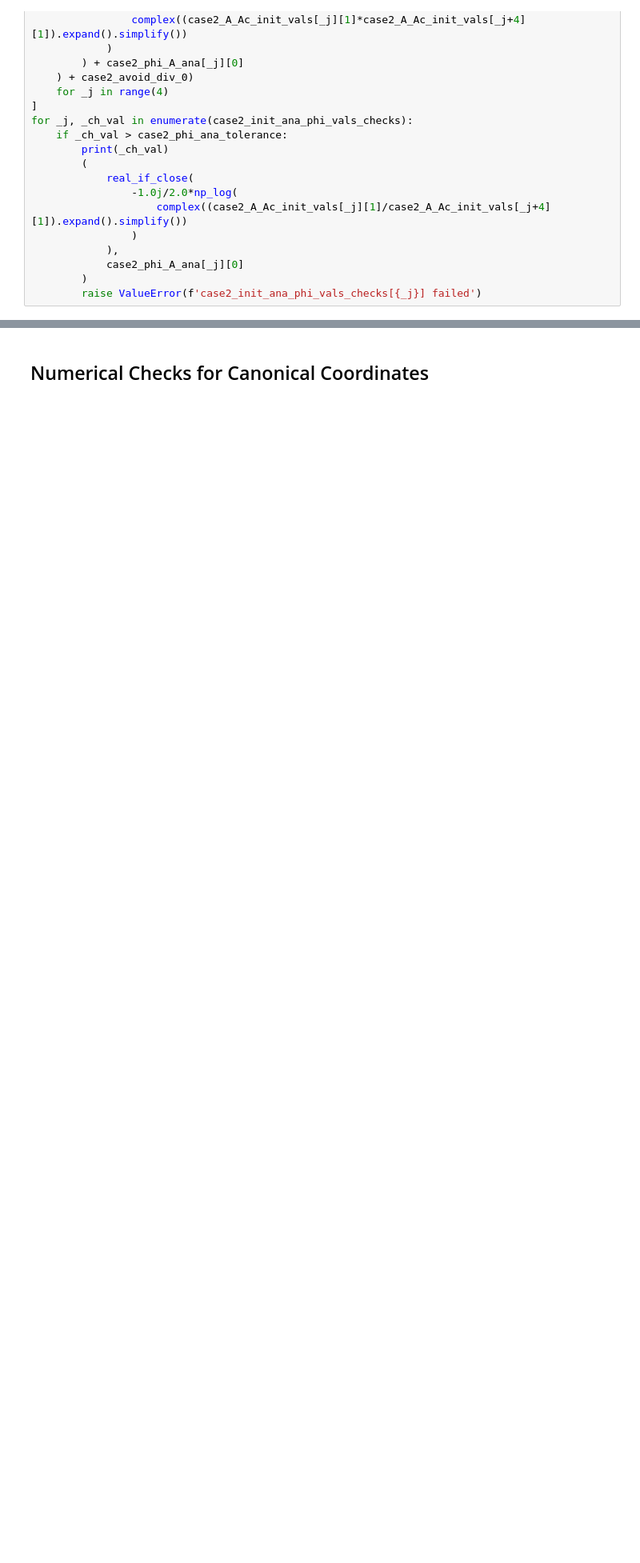
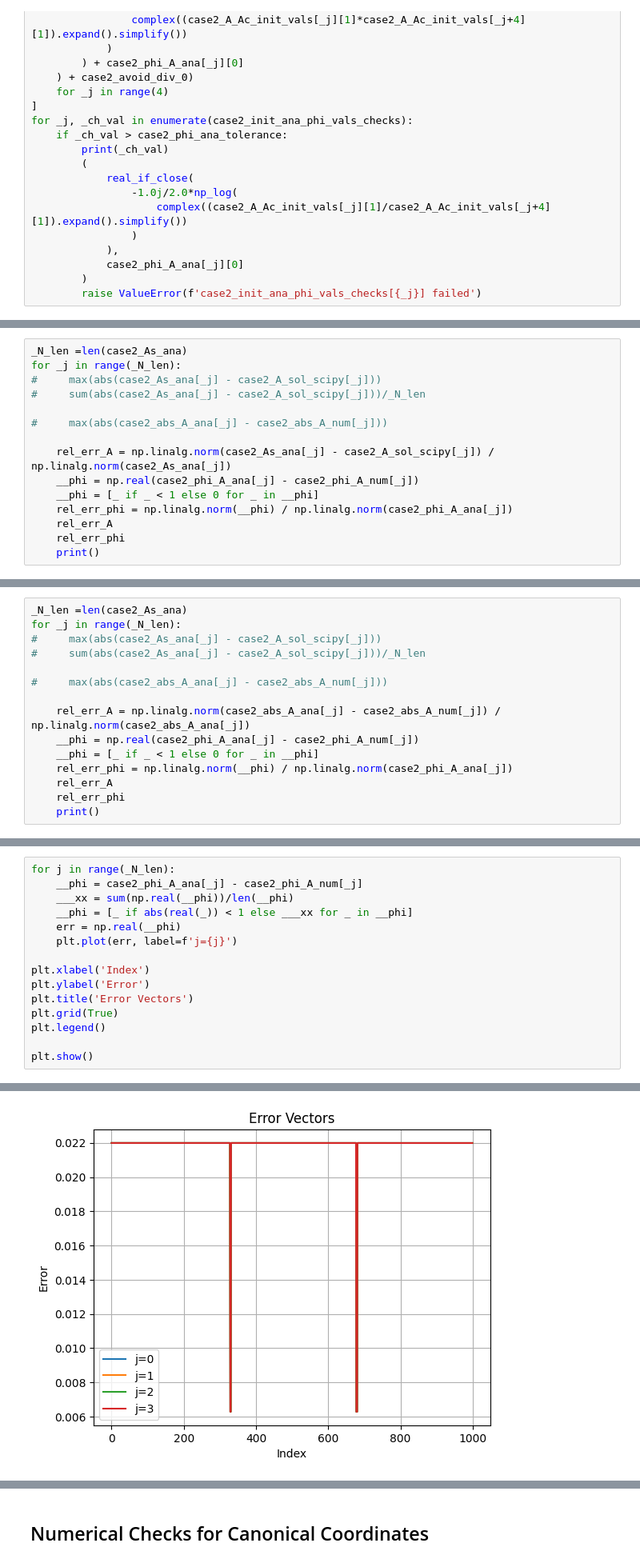
Before and after one commit to HeskethGD/fwm-paper, a Jupyter notebook: code/Numeric plots for four-wave mixing.ipynb, the cells around one changed output, grey strips where cells are left out. Shown at 80% size. Cells and saved outputs as stored; diff of their text form; blank space fills up the shorter version.

Commit message:
plot edits and typos

```diff
--- a/code/Numeric plots for four-wave mixing.ipynb
+++ b/code/Numeric plots for four-wave mixing.ipynb
@@ -2592,0 +2780,15 @@ case2_legend = plt.legend()
+# %%
+_N_len =len(case2_As_ana)
+for _j in range(_N_len):
+#     max(abs(case2_As_ana[_j] - case2_A_sol_scipy[_j]))
+#     sum(abs(case2_As_ana[_j] - case2_A_sol_scipy[_j]))/_N_len
+
+#     max(abs(case2_abs_A_ana[_j] - case2_abs_A_num[_j]))
+
+    rel_err_A = np.linalg.norm(case2_As_ana[_j] - case2_A_sol_scipy[_j]) / np.linalg.norm(case2_As_ana[_j])
+    __phi = np.real(case2_phi_A_ana[_j] - case2_phi_A_num[_j])
+    __phi = [_ if _ < 1 else 0 for _ in __phi]
+    rel_err_phi = np.linalg.norm(__phi) / np.linalg.norm(case2_phi_A_ana[_j])
+    rel_err_A
+    rel_err_phi
+    print()
@@ -2592,0 +2804,15 @@ case2_legend = plt.legend()
+# %%
+_N_len =len(case2_As_ana)
+for _j in range(_N_len):
+#     max(abs(case2_As_ana[_j] - case2_A_sol_scipy[_j]))
+#     sum(abs(case2_As_ana[_j] - case2_A_sol_scipy[_j]))/_N_len
+
+#     max(abs(case2_abs_A_ana[_j] - case2_abs_A_num[_j]))
+
+    rel_err_A = np.linalg.norm(case2_abs_A_ana[_j] - case2_abs_A_num[_j]) / np.linalg.norm(case2_abs_A_ana[_j])
+    __phi = np.real(case2_phi_A_ana[_j] - case2_phi_A_num[_j])
+    __phi = [_ if _ < 1 else 0 for _ in __phi]
+    rel_err_phi = np.linalg.norm(__phi) / np.linalg.norm(case2_phi_A_ana[_j])
+    rel_err_A
+    rel_err_phi
+    print()
@@ -2592,0 +2828,16 @@ case2_legend = plt.legend()
+# %%
+for j in range(_N_len):
+    __phi = case2_phi_A_ana[_j] - case2_phi_A_num[_j]
+    ___xx = sum(np.real(__phi))/len(__phi)
+    __phi = [_ if abs(real(_)) < 1 else ___xx for _ in __phi]
+    err = np.real(__phi)
+    plt.plot(err, label=f'j={j}')
+
+plt.xlabel('Index')
+plt.ylabel('Error')
+plt.title('Error Vectors')
+plt.grid(True)
+plt.legend()
+
+plt.show()
+# %% [output]
@@ -2593,3 +2852,4 @@ case2_legend = plt.legend()
+[figure, added]
 # %% [markdown]
 ## Case 3: Polarisation cubic case
 
```
Also changed, not shown: parts of 41 cells of this notebook, 12 other files.
